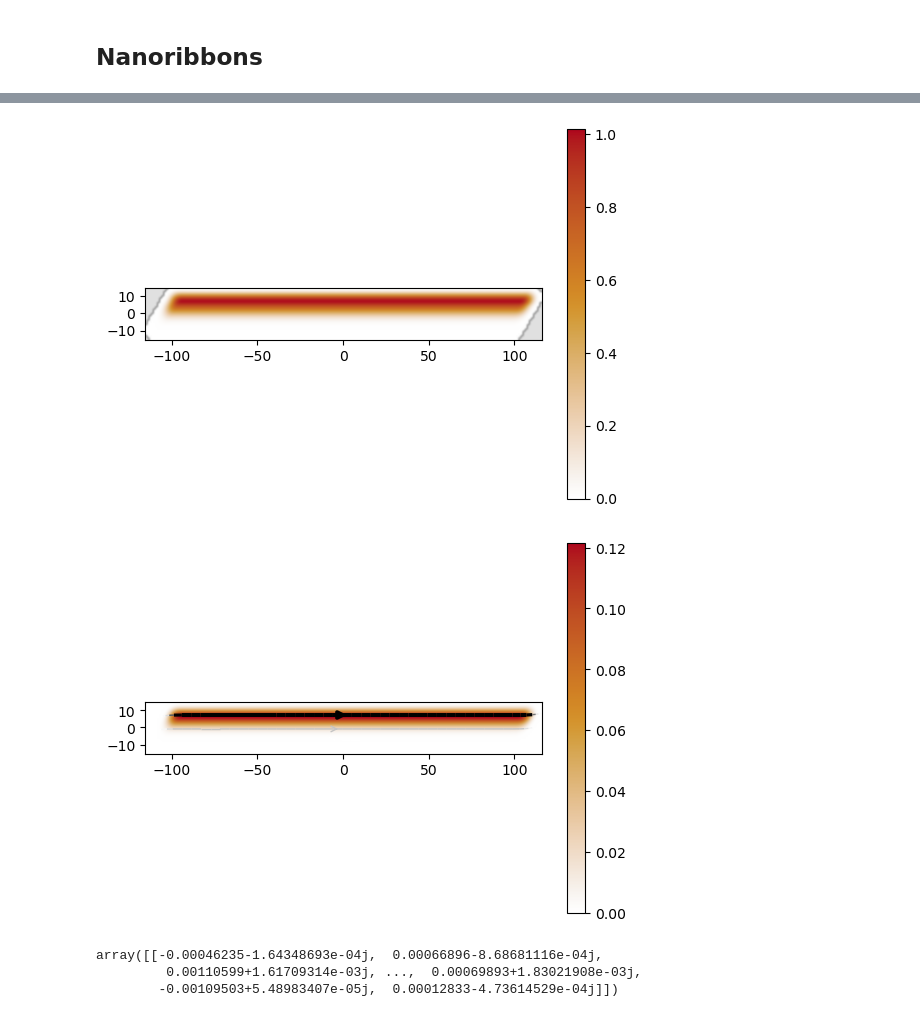
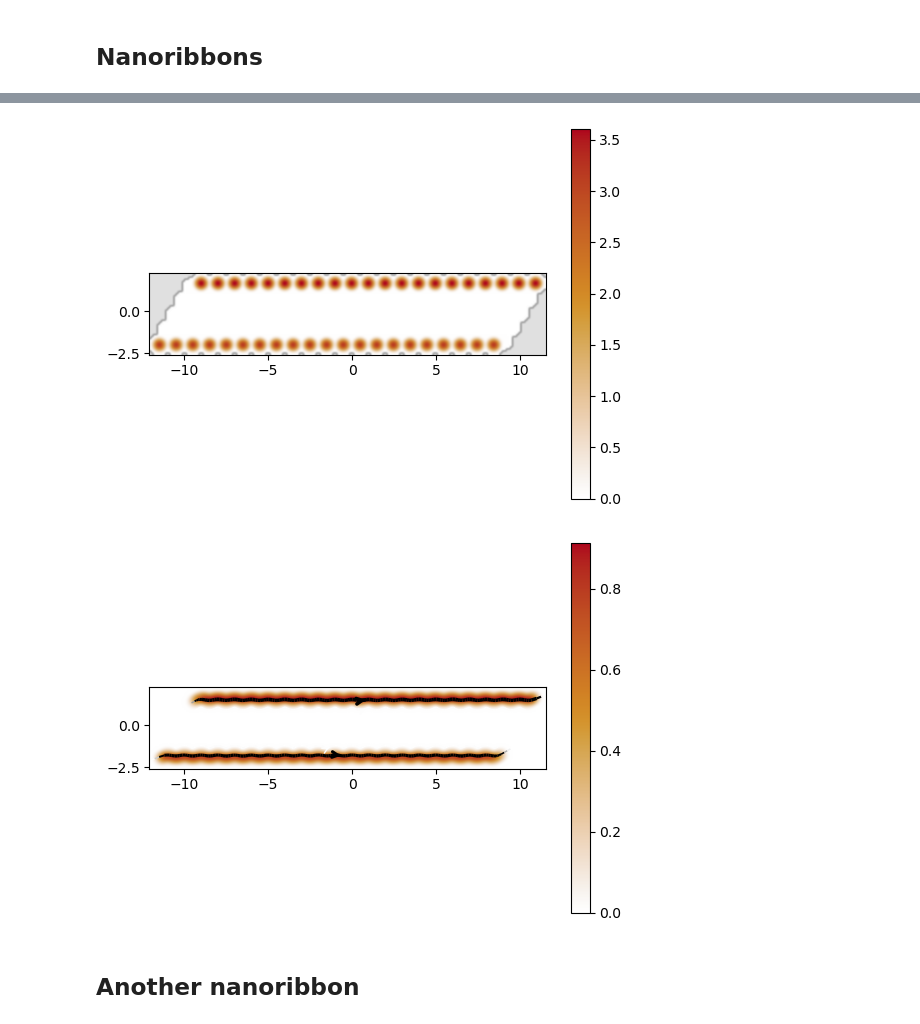
Before and after one commit to khaledoqab/Graphene_QD, a Jupyter notebook: seminar1.ipynb, the cells around one changed output, grey strips where cells are left out. Drawn from its saved outputs; the diff is of its cells as text; code cells hidden in the pictures.

```diff
--- a/seminar1.ipynb
+++ b/seminar1.ipynb
@@ -298,7 +314,8 @@ array([ 4.14848312e-03, -3.90097911e-03,  1.61460304e-05, ...,
 ## Nanoribbons
 # %%
 # create a nanoribbon
-ribbon = create_graphene_nanoribbon(10, 100, 1.0, 1)
+ribbon = create_graphene_nanoribbon(2.2, 10, 1.0, 2)
 kwant.plot(ribbon)
 plt.show()
+ribbon = ribbon.finalized()
 # %% [output]
@@ -308 +327,4 @@ ribbon = ribbon.finalized()
+# %%
+# ribbon_parameters = SimpleNamespace(B=0., t_prime=0.1, m=0.09742275)
+ribbon_parameters = SimpleNamespace(B=0., t_prime=0.04, m=0.0)
 # %%
@@ -313,6 +335,5 @@ plt.show()
 # %%
-ribbon_parameters = SimpleNamespace(B=0.05, t_prime=0.0)
-state_rib = kwant.wave_function(ribbon, energy=0.1, params=dict(param=ribbon_parameters))
+state_rib = kwant.wave_function(ribbon, energy=0.0, params=dict(param=ribbon_parameters))
 state_rib = state_rib(0)
-state_rib
+state_rib.shape
 # %% [output]
@@ -333,14 +346,17 @@ current_rib = current_rib_op(state_rib[0], params=dict(param=ribbon_parameters))
 # %%
+density_rib_op = kwant.operator.Density(ribbon)
+current_rib_op = kwant.operator.Current(ribbon)
+
+
+density_rib = density_rib_op(state_rib[1], params=dict(param=ribbon_parameters))
+current_rib = current_rib_op(state_rib[1], params=dict(param=ribbon_parameters))
+
 kwant.plotter.density(ribbon, density_rib)
 plt.show()
 kwant.plotter.current(ribbon, current_rib)
 plt.show()
 # %% [output]
-[figure, old version]
+[figure, new version]
-[figure, old version]
+[figure, new version]
-# %%
-state_rib(0)
-# %% [output]
-array([[-0.00046235-1.64348693e-04j,  0.00066896-8.68681116e-04j,
-         0.00110599+1.61709314e-03j, ...,  0.00069893+1.83021908e-03j,
-        -0.00109503+5.48983407e-05j,  0.00012833-4.73614529e-04j]])
+# %% [markdown]
+## Another nanoribbon
```
Also changed, not shown: parts of 22 cells of this notebook.
